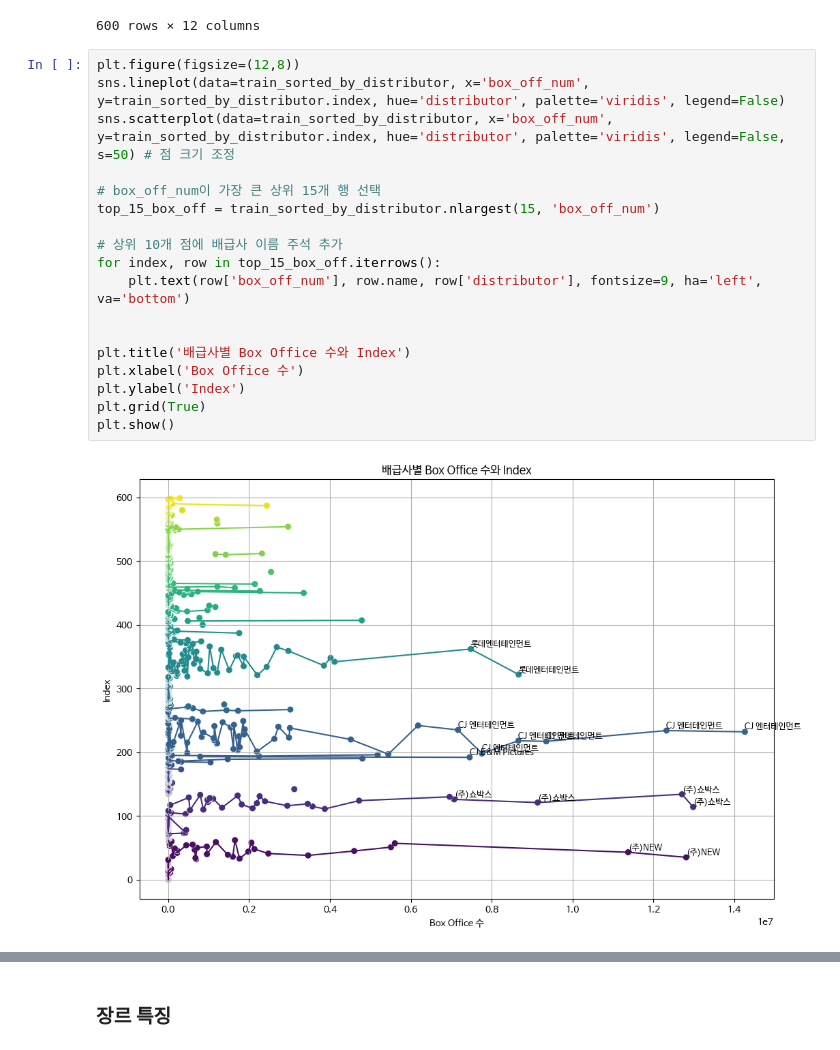
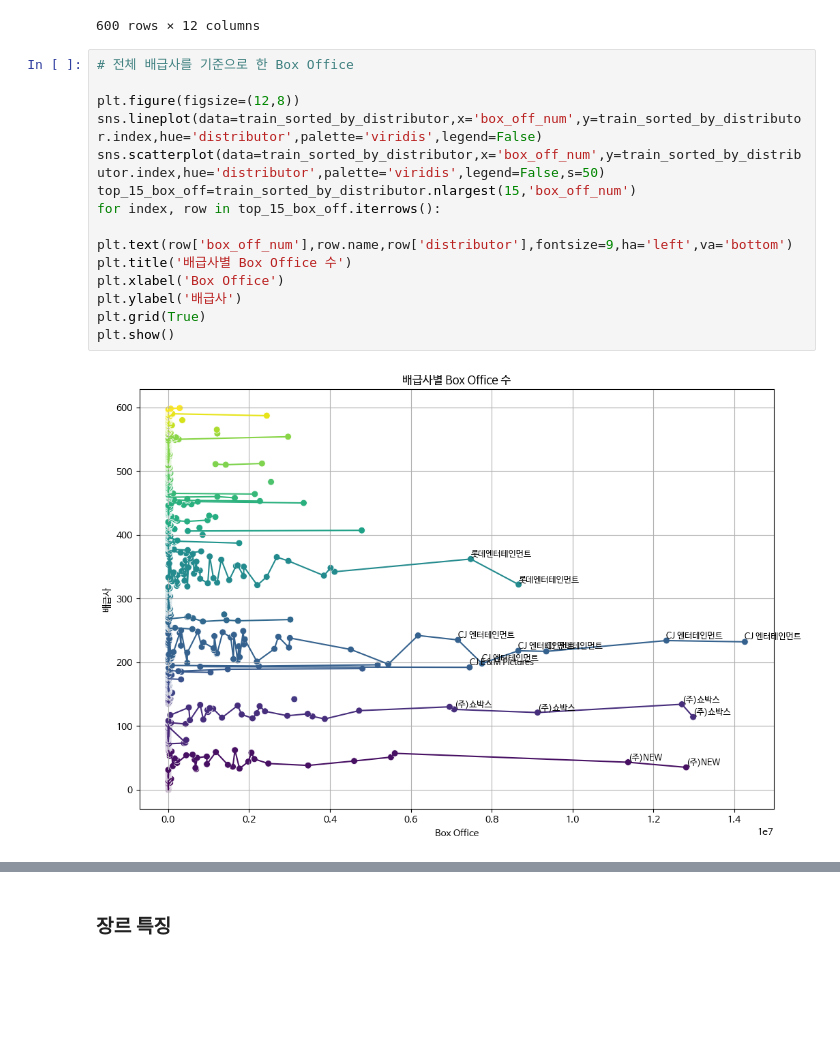
Before and after one commit to ys23-lys/ESAA, a Jupyter notebook: ESAA_YB3_미니_프로젝트.ipynb, the cells around one changed output, grey strips where cells are left out. Cells and saved outputs as stored; diff of their text form; blank space fills up the shorter version.

```diff
--- a/ESAA_YB3_미니_프로젝트.ipynb
+++ b/ESAA_YB3_미니_프로젝트.ipynb
@@ -358,22 +357,18 @@ train_sorted_by_distributor
 | 599 | 네버엔딩 스토리 | 화앤담이엔티 | 멜로/로맨스 | 2012-01-18 | 114 | 15세 관람가 | 정용주 | 8.0 | ... |
 600 rows × 12 columns
 # %%
+# 전체 배급사를 기준으로 한 Box Office
+
 plt.figure(figsize=(12,8))
-sns.lineplot(data=train_sorted_by_distributor, x='box_off_num', y=train_sorted_by_distributor.index, hue='distributor', palette='viridis', legend=False)
-sns.scatterplot(data=train_sorted_by_distributor, x='box_off_num', y=train_sorted_by_distributor.index, hue='distributor', palette='viridis', legend=False, s=50) # 점 크기 조정
-
-# box_off_num이 가장 큰 상위 15개 행 선택
-top_15_box_off = train_sorted_by_distributor.nlargest(15, 'box_off_num')
-
-# 상위 10개 점에 배급사 이름 주석 추가
+sns.lineplot(data=train_sorted_by_distributor,x='box_off_num',y=train_sorted_by_distributor.index,hue='distributor',palette='viridis',legend=False)
+sns.scatterplot(data=train_sorted_by_distributor,x='box_off_num',y=train_sorted_by_distributor.index,hue='distributor',palette='viridis',legend=False,s=50)
+top_15_box_off=train_sorted_by_distributor.nlargest(15,'box_off_num')
 for index, row in top_15_box_off.iterrows():
-    plt.text(row['box_off_num'], row.name, row['distributor'], fontsize=9, ha='left', va='bottom')
-
-
-plt.title('배급사별 Box Office 수와 Index')
-plt.xlabel('Box Office 수')
-plt.ylabel('Index')
+  plt.text(row['box_off_num'],row.name,row['distributor'],fontsize=9,ha='left',va='bottom')
+plt.title('배급사별 Box Office 수')
+plt.xlabel('Box Office')
+plt.ylabel('배급사')
 plt.grid(True)
 plt.show()
 # %% [output]
-[figure, old version]
+[figure, new version]
```
Also changed, not shown: parts of 4 cells of this notebook.
